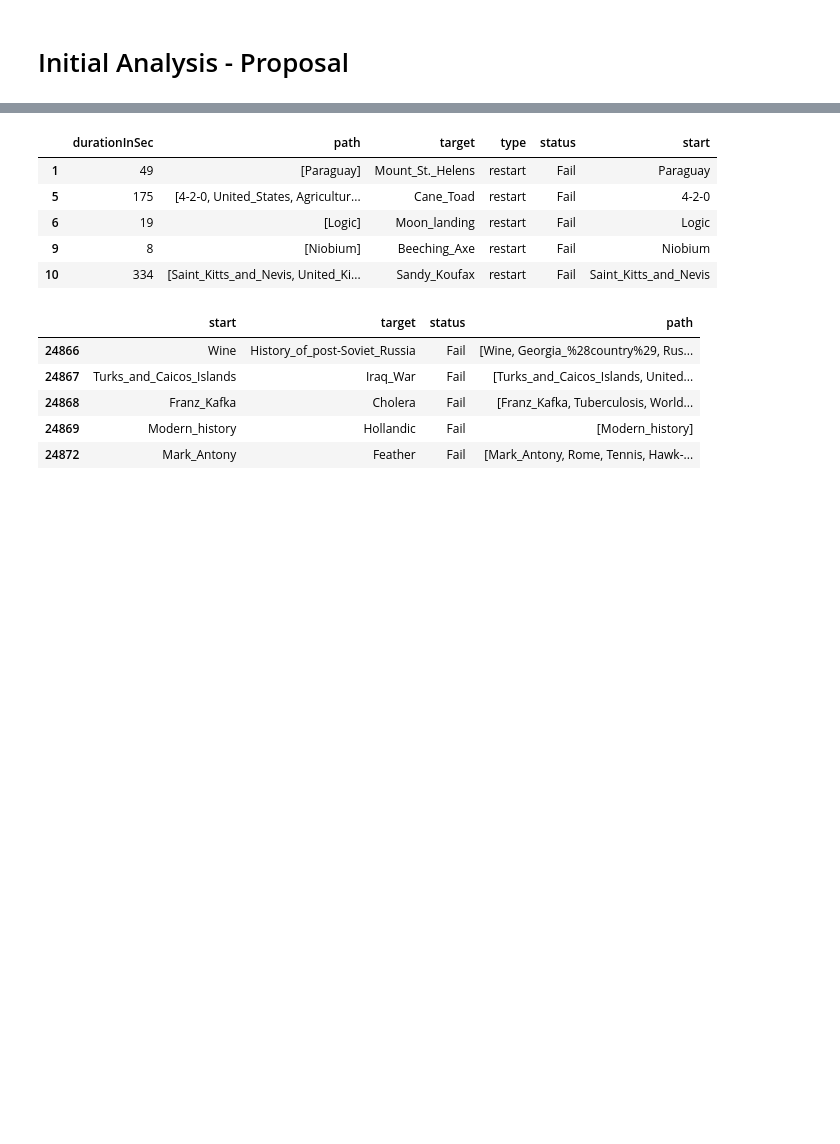
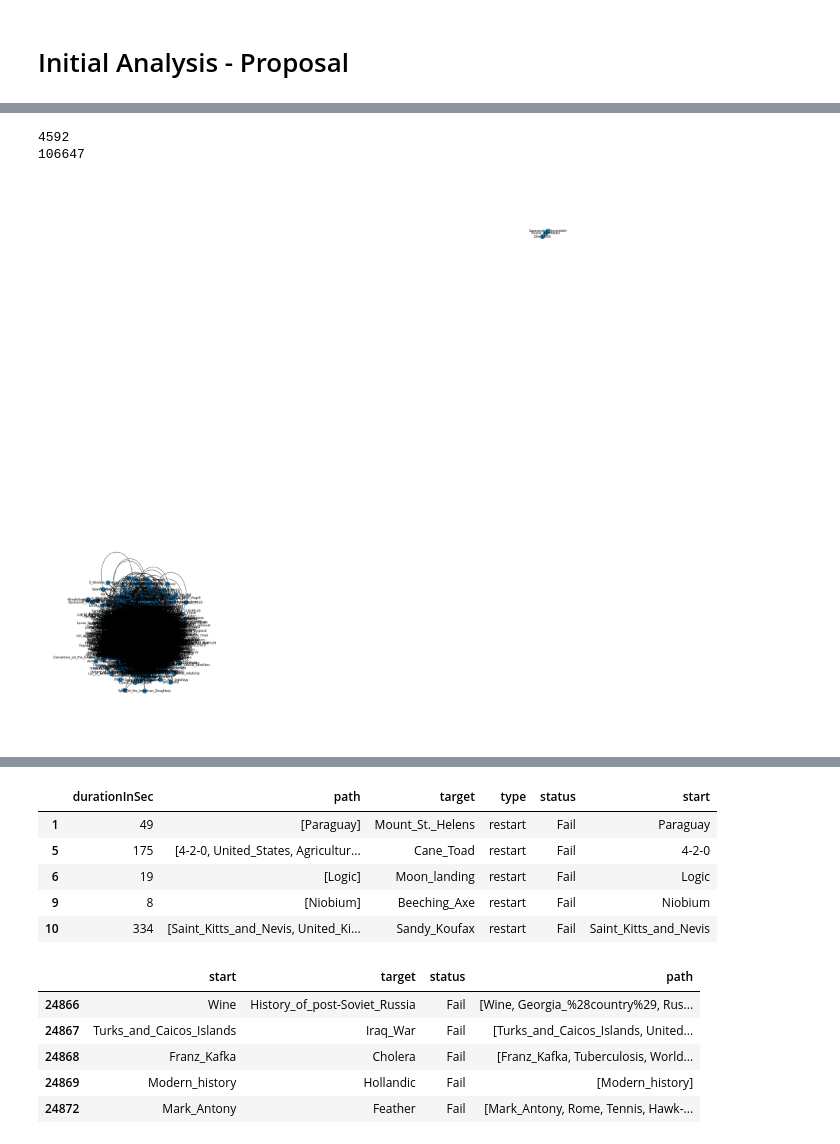
Before and after one commit to epfl-ada/ada-2022-project-souvladaki, a Jupyter notebook: project.ipynb, the cells around one changed output, grey strips where cells are left out. Cells and saved outputs as stored; diff of their text form; code cells hidden in the pictures; blank space fills up the shorter version.

Commit message:
reordering of the graph structure

```diff
--- a/project.ipynb
+++ b/project.ipynb
@@ -40,0 +114,21 @@ links.tail(2)
+# %%
+G = nx.Graph()
+
+sampled_wiki_graph = wiki_graph#.sample(100, replace=False)
+
+for ind in sampled_wiki_graph.index:
+    node_name = wiki_graph["article"][ind]
+    node_links = wiki_graph["links"][ind]
+    for l in node_links:
+        G.add_edge(node_name, l)
+
+print(G.number_of_nodes())
+print(G.number_of_edges())
+
+nx.draw(G, with_labels=False, node_size=0.1)
+plt.draw()
+plt.savefig("wikispeedia_graph.pdf")
+# %% [output]
+4592
+106647
+[figure, added]
```
Also changed, not shown: parts of 27 cells of this notebook, 1 other file.
